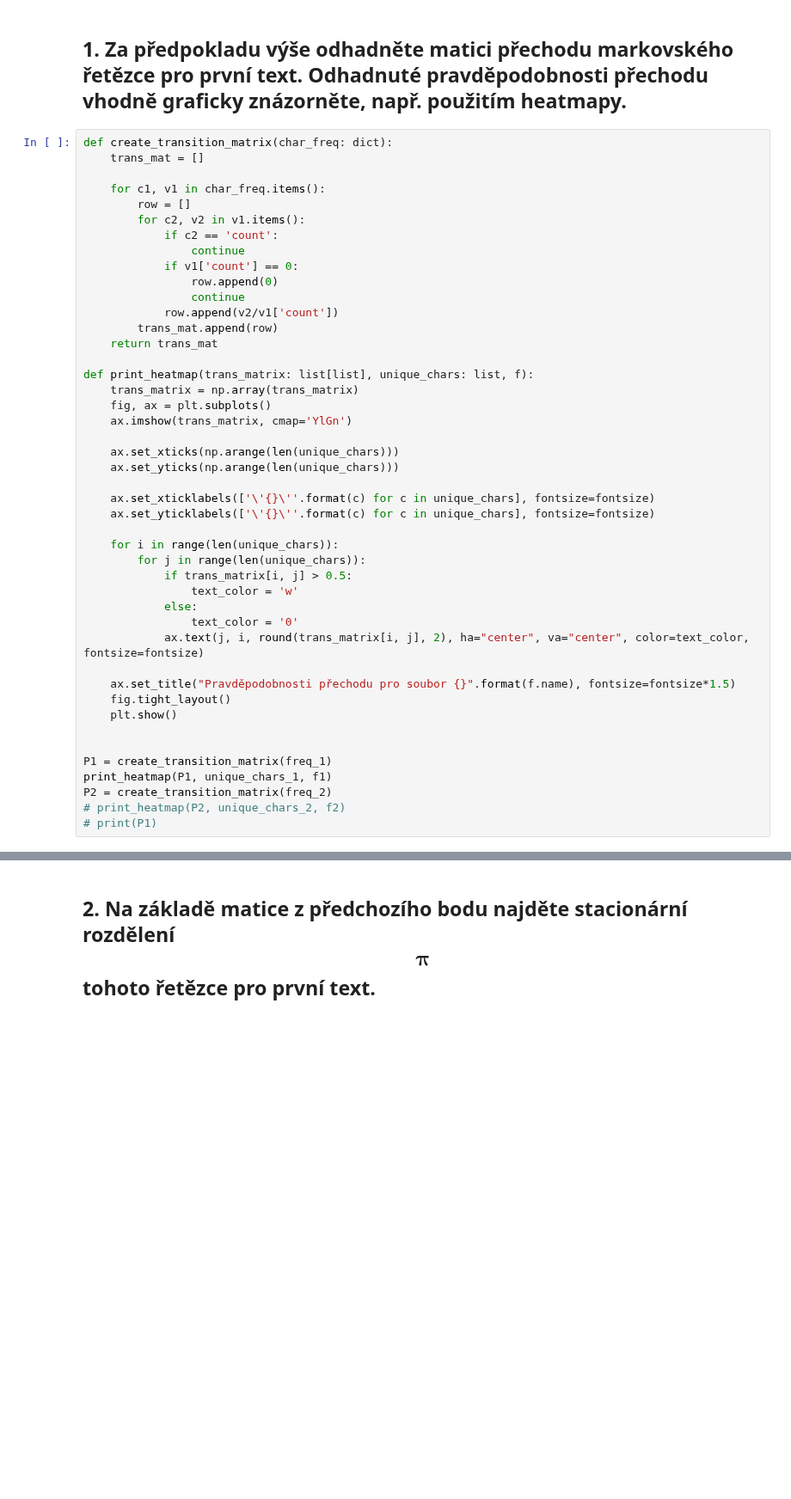
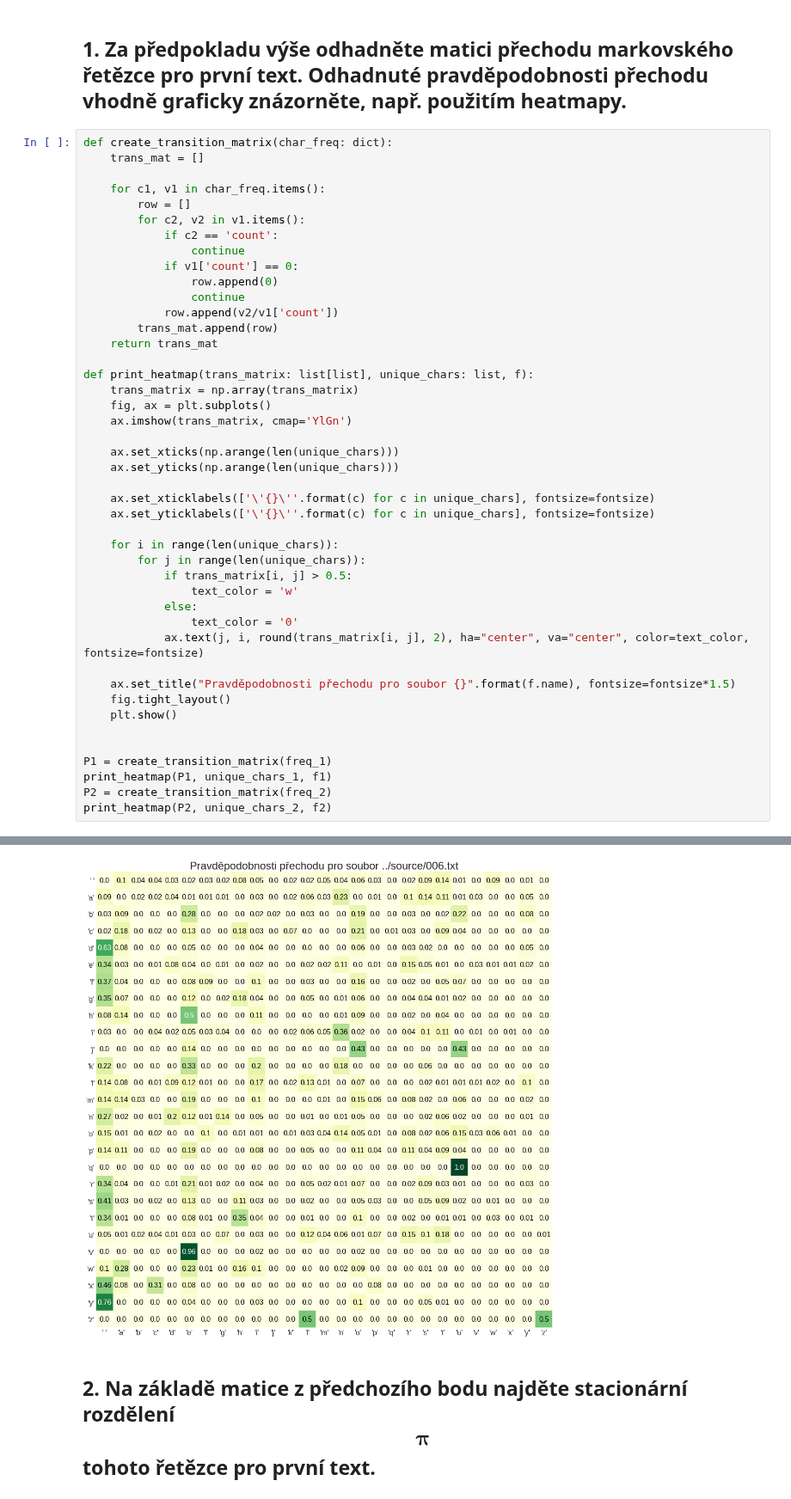
Before and after one commit to polipones/ni-vsm-homeworks, a Jupyter notebook: hw03/hw03.ipynb, the cells around one changed output, grey strips where cells are left out. Shown at 86% size. Saved outputs shown, nothing was run; the diff lists cells and outputs as text; blank space fills up the shorter version.

```diff
--- a/hw03/hw03.ipynb
+++ b/hw03/hw03.ipynb
@@ -87,35 +86,35 @@ def create_transition_matrix(char_freq: dict):
 
 def print_heatmap(trans_matrix: list[list], unique_chars: list, f):
     trans_matrix = np.array(trans_matrix)
     fig, ax = plt.subplots()
     ax.imshow(trans_matrix, cmap='YlGn')
 
     ax.set_xticks(np.arange(len(unique_chars)))
     ax.set_yticks(np.arange(len(unique_chars)))
 
     ax.set_xticklabels(['\'{}\''.format(c) for c in unique_chars], fontsize=fontsize)
     ax.set_yticklabels(['\'{}\''.format(c) for c in unique_chars], fontsize=fontsize)
 
     for i in range(len(unique_chars)):
         for j in range(len(unique_chars)):
             if trans_matrix[i, j] > 0.5:
                 text_color = 'w'
             else:
                 text_color = '0'
             ax.text(j, i, round(trans_matrix[i, j], 2), ha="center", va="center", color=text_color, fontsize=fontsize)
 
     ax.set_title("Pravděpodobnosti přechodu pro soubor {}".format(f.name), fontsize=fontsize*1.5)
     fig.tight_layout()
     plt.show()
 
 
 P1 = create_transition_matrix(freq_1)
 print_heatmap(P1, unique_chars_1, f1)
 P2 = create_transition_matrix(freq_2)
-# print_heatmap(P2, unique_chars_2, f2)
-# print(P1)
+print_heatmap(P2, unique_chars_2, f2)
 # %% [output]
 [figure]
+[figure, added]
 # %% [markdown]
 ## 2. Na základě matice z předchozího bodu najděte stacionární rozdělení $$\boldsymbol{\pi}$$ tohoto řetězce pro **první** text.
 # %%
```
Also changed, not shown: parts of 3 cells of this notebook.
